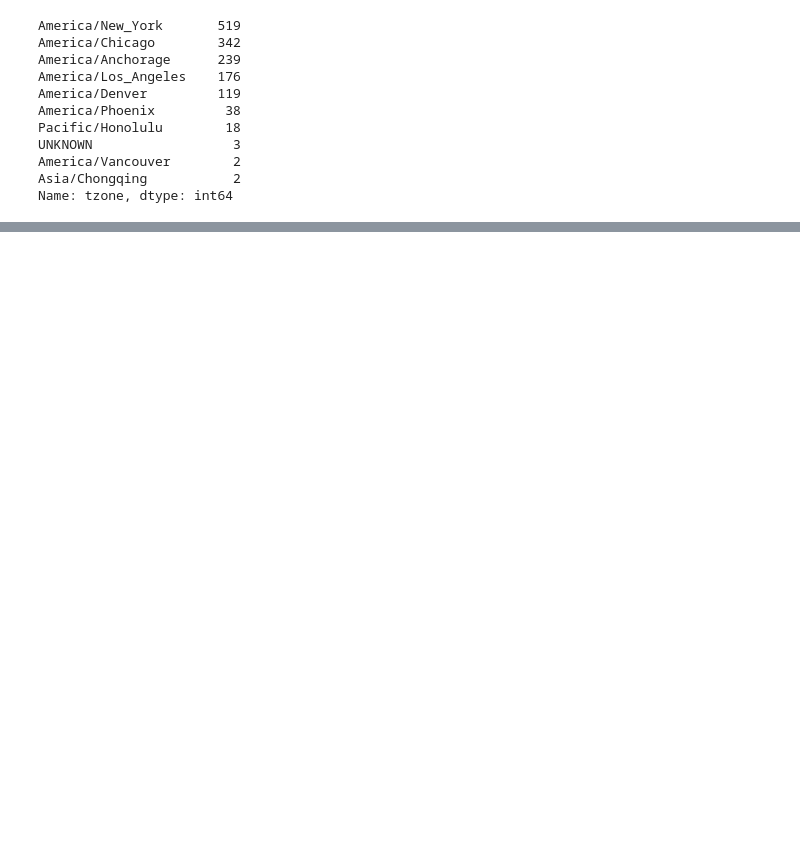
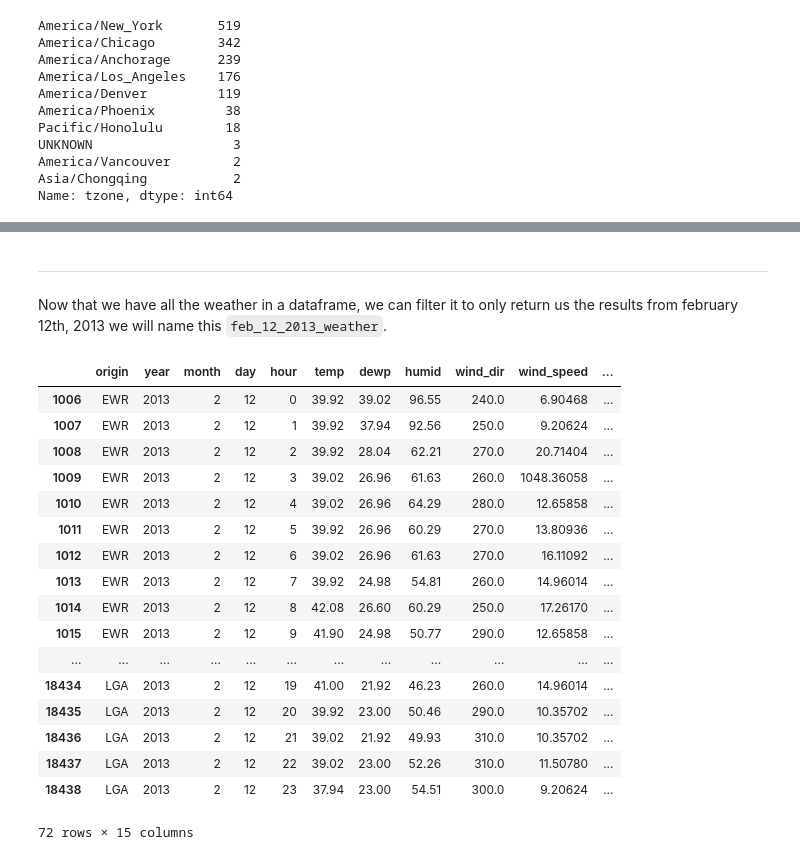
Before and after one commit to Dawad81/IS362-Database-Acquisition-and-Management, a Jupyter notebook: IS362_Assignment5.ipynb, the cells around one changed output, grey strips where cells are left out. Saved outputs shown, nothing was run; the diff lists cells and outputs as text; code cells hidden in the pictures; blank space fills up the shorter version.

```diff
--- a/IS362_Assignment5.ipynb
+++ b/IS362_Assignment5.ipynb
@@ -130,0 +230,25 @@ airportscopy[airportscopy['tzone'].str.contains('Asia/Chongqing')]
+# %% [markdown]
+***
+Now that we have all the weather in a dataframe,  we can filter it to only return us the results from february 12th, 2013 we will name this `feb_12_2013_weather`.
+# %%
+feb_12_2013_weather = weather[(weather.year == 2013) & (weather.day == 12) & (weather.month == 2)]
+feb_12_2013_weather
+# %% [output]
+|  | origin | year | month | day | hour | temp | dewp | humid | wind_dir | wind_speed | ... |
+| 1006 | EWR | 2013 | 2 | 12 | 0 | 39.92 | 39.02 | 96.55 | 240.0 | 6.90468 | ... |
+| 1007 | EWR | 2013 | 2 | 12 | 1 | 39.92 | 37.94 | 92.56 | 250.0 | 9.20624 | ... |
+| 1008 | EWR | 2013 | 2 | 12 | 2 | 39.92 | 28.04 | 62.21 | 270.0 | 20.71404 | ... |
+| 1009 | EWR | 2013 | 2 | 12 | 3 | 39.02 | 26.96 | 61.63 | 260.0 | 1048.36058 | ... |
+| 1010 | EWR | 2013 | 2 | 12 | 4 | 39.02 | 26.96 | 64.29 | 280.0 | 12.65858 | ... |
+| 1011 | EWR | 2013 | 2 | 12 | 5 | 39.92 | 26.96 | 60.29 | 270.0 | 13.80936 | ... |
+| 1012 | EWR | 2013 | 2 | 12 | 6 | 39.02 | 26.96 | 61.63 | 270.0 | 16.11092 | ... |
+| 1013 | EWR | 2013 | 2 | 12 | 7 | 39.92 | 24.98 | 54.81 | 260.0 | 14.96014 | ... |
+| 1014 | EWR | 2013 | 2 | 12 | 8 | 42.08 | 26.60 | 60.29 | 250.0 | 17.26170 | ... |
+| 1015 | EWR | 2013 | 2 | 12 | 9 | 41.90 | 24.98 | 50.77 | 290.0 | 12.65858 | ... |
+| ... | ... | ... | ... | ... | ... | ... | ... | ... | ... | ... | ... |
+| 18434 | LGA | 2013 | 2 | 12 | 19 | 41.00 | 21.92 | 46.23 | 260.0 | 14.96014 | ... |
+| 18435 | LGA | 2013 | 2 | 12 | 20 | 39.92 | 23.00 | 50.46 | 290.0 | 10.35702 | ... |
+| 18436 | LGA | 2013 | 2 | 12 | 21 | 39.02 | 21.92 | 49.93 | 310.0 | 10.35702 | ... |
+| 18437 | LGA | 2013 | 2 | 12 | 22 | 39.02 | 23.00 | 52.26 | 310.0 | 11.50780 | ... |
+| 18438 | LGA | 2013 | 2 | 12 | 23 | 37.94 | 23.00 | 54.51 | 300.0 | 9.20624 | ... |
+72 rows × 15 columns
```
Also changed, not shown: parts of 37 cells of this notebook, 1 other file.
